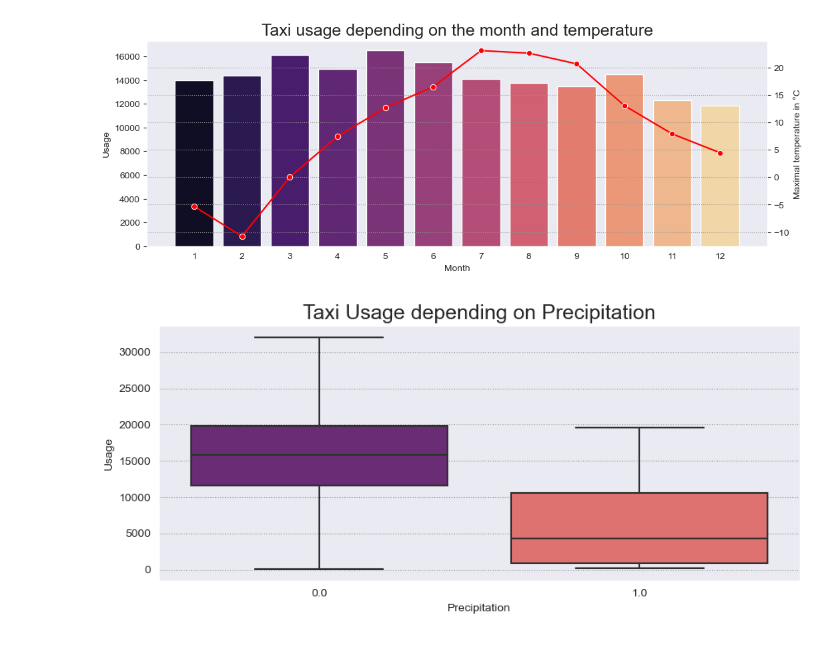
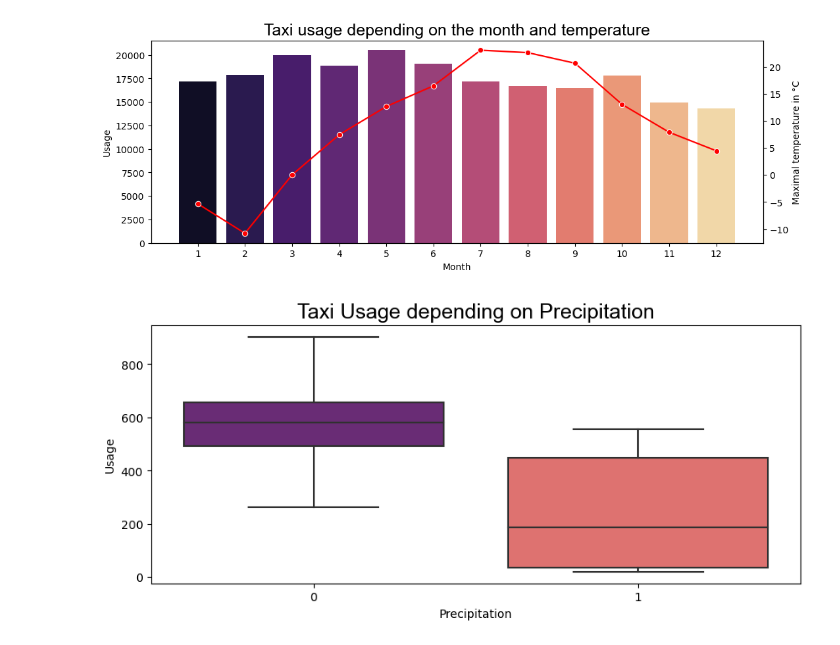
Before and after one commit to Jerematix/aaa, a Jupyter notebook: notebooks/2_descriptive_analysis/02_patterns.ipynb, the cells around one changed output. Drawn from its saved outputs; the diff is of its cells as text; code cells hidden in the pictures.

```diff
--- a/notebooks/2_descriptive_analysis/02_patterns.ipynb
+++ b/notebooks/2_descriptive_analysis/02_patterns.ipynb
@@ -21,7 +22,7 @@ trips_df.head()
 # %%
 #Simplify times to full hour
-trips_df['start_time_hour'] = trips_df['Trip Start Timestamp'].dt.floor('1H')
-trips_df['end_time_hour'] = trips_df['Trip End Timestamp'].dt.floor('1H')
+trips_df['start_time_hour'] = trips_df['trip_start_timestamp'].dt.floor('1H')
+trips_df['end_time_hour'] = trips_df['trip_end_timestamp'].dt.floor('1H')
 
 #Calculation of started and finished trips per hour
 trips_starting = (trips_df.groupby(["start_time_hour"]).size().to_frame("trips_starting"))
@@ -36,8 +37,10 @@ trips_hourly['trips_diff'] = trips_hourly['trips_starting'] - trips_hourly['trip
 trips_hourly['trips_active'] = trips_hourly['trips_diff'].cumsum()
 trips_hourly['trips_prev_active'] = trips_hourly['trips_active'].shift(1)
 
+#Keep only relevant features
 trips_hourly = trips_hourly[['trips_starting', 'trips_prev_active']]
 
+#Remove unavailable entries
 trips_hourly = trips_hourly.dropna()
 
 trips_hourly["ongoing_trips"] = trips_hourly["trips_starting"] + trips_hourly["trips_prev_active"]
@@ -45,6 +48,7 @@ trips_hourly["ongoing_trips"] = trips_hourly["trips_starting"] + trips_hourly["t
 trips_hourly['day_of_year'] = trips_hourly.index.day_of_year
 trips_hourly['hour'] = trips_hourly.index.hour
 trips_hourly['day_of_week'] = trips_hourly.index.day_of_week
+trips_hourly['month'] = trips_hourly.index.month
 
 trips_hourly
 # %% [output]
@@ -64,13 +68,19 @@ trips_hourly
 # %%
 # Create a copy of the 'trips_df' DataFrame and set the floored datetime as the index
 trips_df_copy = trips_df.copy()
-trips_df_copy.set_index(trips_df_copy['Trip Start Timestamp'].dt.floor('H'), inplace=True)
+trips_df_copy.set_index(trips_df_copy['trip_start_timestamp'].dt.floor('H'), inplace=True)
 
-precip_columns = ['Precip']
+# Select the relevant columns from 'trips_df_copy' to merge into 'trips_hourly'
+precip_columns = ['precip']
+
+# Create a new DataFrame with only the relevant columns from 'trips_df_copy'
 precip_data = trips_df_copy[precip_columns]
 
 # Merge 'precip_data' into 'trips_hourly' based on the datetime index
 trips_hourly_with_precip = trips_hourly.merge(precip_data, left_index=True, right_index=True, how='left')
+trips_hourly_with_precip = trips_hourly_with_precip.reset_index()
+
+trips_hourly_with_precip = trips_hourly_with_precip.drop_duplicates(subset=['index'])
 
 trips_hourly_with_precip
 # %% [output]
@@ -150,7 +158,9 @@ plt.show()
 # %%
+trips_monthly = trips_hourly.groupby(["month"])["ongoing_trips"].sum().reset_index()
+trips_monthly = pd.DataFrame(trips_monthly)
+
 fig,ax = plt.subplots(figsize=(12,4))
-sns.barplot(data=trips_per_month, x="month_start", y="total_trips", palette="magma", ax=ax)
-sns.set_style("darkgrid", {"grid.color": ".6", "grid.linestyle": ":"})
+sns.barplot(data=trips_monthly, x="month", y="ongoing_trips", palette="magma", ax=ax)
 ax.set_title("Taxi usage depending on the month and temperature", fontsize=18, fontname="Arial")
 ax.set_xlabel("Month")
 ax.set_ylabel("Usage")
@@ -161,20 +171,22 @@ sns.lineplot(x=(trips_df["month_start"]-1), y=trips_df["temp"], ax=ax2, color='r
 ax2.set_ylabel("Maximal temperature in °C")
 ax.yaxis.grid(False)
 # %% [output]
-[figure, old version]
+[figure, new version]
 # %%
 
 #group by precipitation and plot
-trips_precip = trips_hourly_with_precip.groupby(["day_of_year","Precip"])["ongoing_trips"].sum()
+trips_precip = trips_hourly_with_precip.groupby(["day_of_year","precip"])["ongoing_trips"].sum()
 trips_precip = pd.DataFrame(trips_precip)
 
 fig,ax = plt.subplots(figsize=(10,4))
 
 sns.boxplot(x=trips_precip.index.get_level_values(1), y=trips_precip["ongoing_trips"],ax=ax, palette="magma", showfliers=False)
 ax.set_title("Taxi Usage depending on Precipitation", fontsize=18, fontname="Arial")
 ax.set_xlabel("Precipitation")
 ax.set_ylabel("Usage")
 
+
+ax.xaxis.set_major_formatter(FormatStrFormatter('%.0f'))
 plt.show()
 # %% [output]
-[figure, old version]
+[figure, new version]
```
Also changed, not shown: parts of 14 cells of this notebook.
